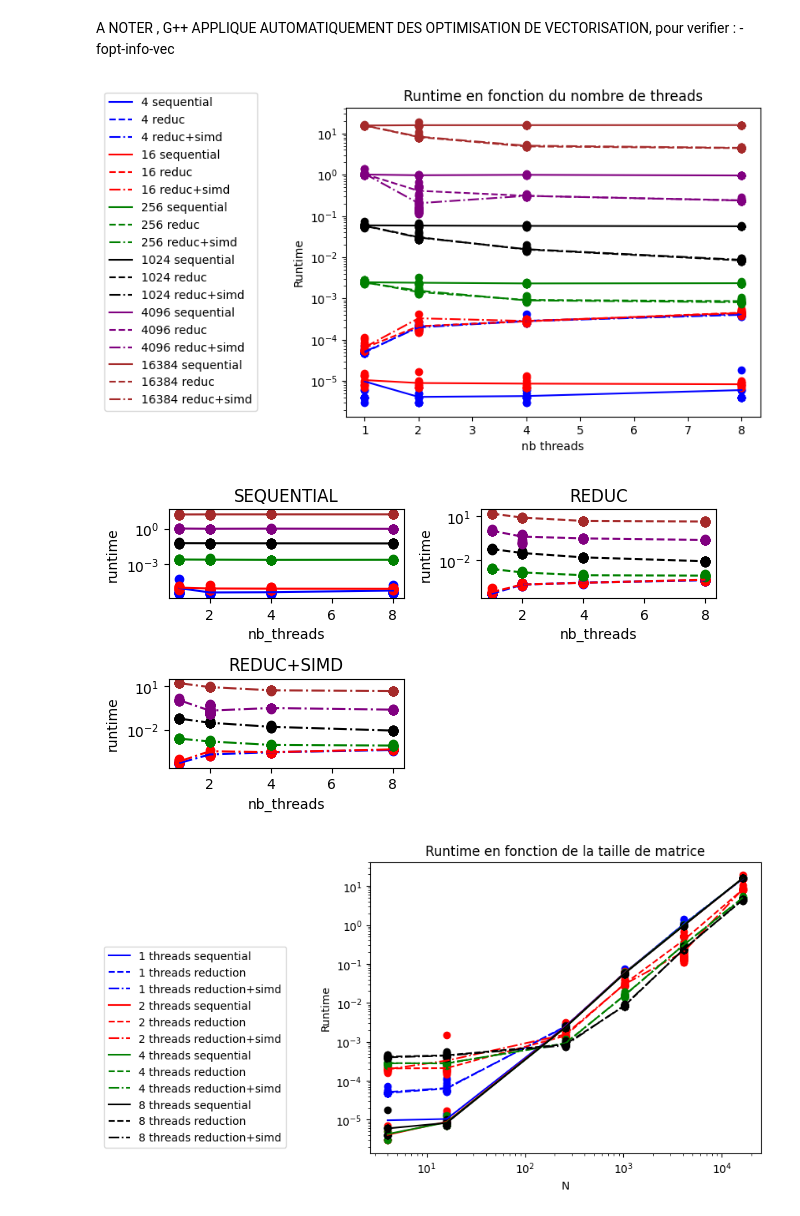
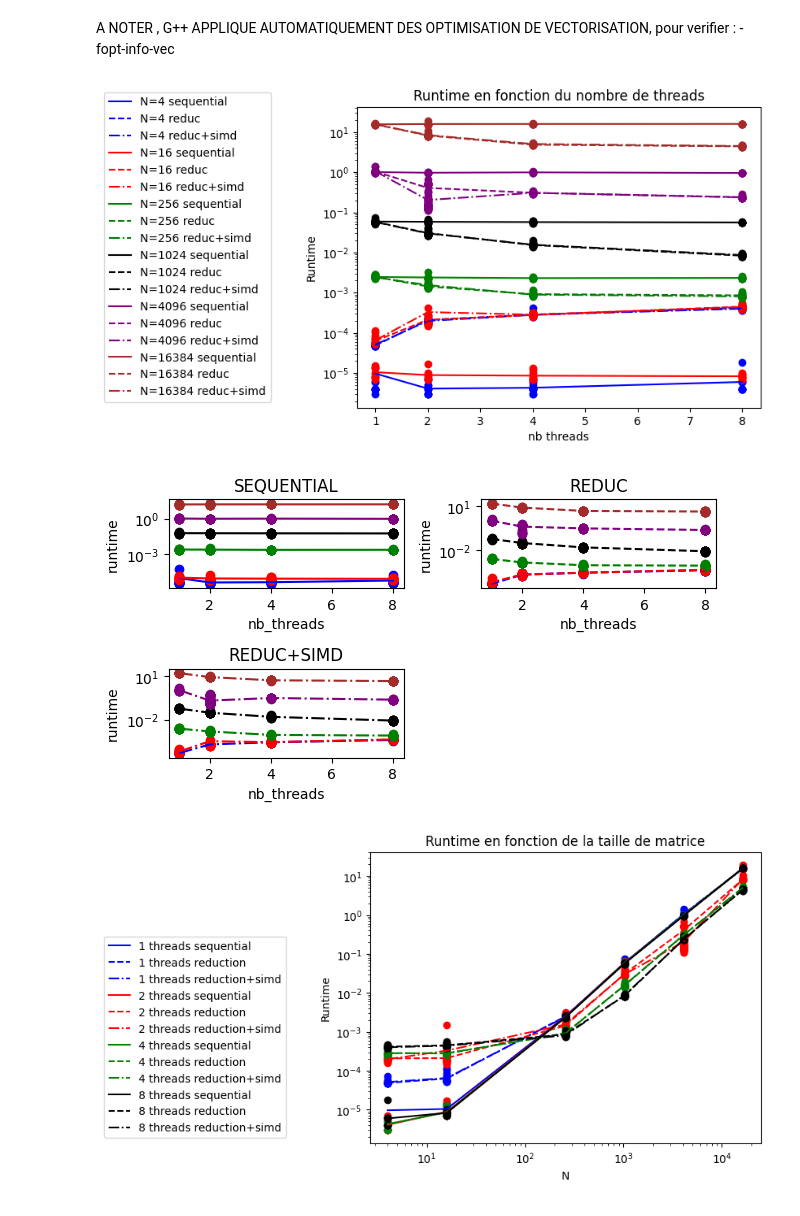
Before and after one commit to CyrilGomes/TP_OPENMP, a Jupyter notebook: src/openmp_tp.ipynb, the cells around one changed output. Cells and saved outputs as stored; diff of their text form; code cells hidden in the pictures.

Commit message:
Add discussion part 2 and plots part 1

```diff
--- a/src/openmp_tp.ipynb
+++ b/src/openmp_tp.ipynb
@@ -108,7 +108,7 @@ for num_steps in df['num_steps'].drop_duplicates():
     plt.yscale('log')
     plt.scatter(df_plot['nthread'], df_plot['runtime'],color=color_num_steps[num_steps], label=None)
 
-plt.xlabel('nthread')
+plt.xlabel('nb_thread')
 plt.ylabel('runtime')
 plt.legend(loc='lower right', bbox_to_anchor=(-0.2, 0))
 plt.show()
@@ -128,6 +128,8 @@ for num_steps in df['num_steps'].drop_duplicates():
     ax1.plot(mean_stats['nthread'], mean_stats['runtime'],linestyle="solid",color=color_num_steps[num_steps], label=f'{num_steps} sequential')
     ax1.scatter(df_plot['nthread'], df_plot['runtime'],color=color_num_steps[num_steps], label=None)
     ax1.set_title('SEQUENTIAL')
+    ax1.set_xlabel("nb_thread")
+    ax1.set_ylabel("runtime")
 
 for num_steps in df['num_steps'].drop_duplicates():
     df_plot = df[(df['num_steps'] == int(num_steps))]
@@ -137,6 +139,8 @@ for num_steps in df['num_steps'].drop_duplicates():
     ax2.plot(mean_stats['nthread'], mean_stats['runtime'],linestyle="dotted",color=color_num_steps[num_steps], label=f'{num_steps} critical')
     ax2.scatter(df_plot['nthread'], df_plot['runtime'],color=color_num_steps[num_steps], label=None)
     ax2.set_title('CRITICAL')
+    ax2.set_xlabel("nb_thread")
+    ax2.set_ylabel("runtime")
 
 for num_steps in df['num_steps'].drop_duplicates():
     df_plot = df[(df['num_steps'] == int(num_steps))]
@@ -146,6 +150,8 @@ for num_steps in df['num_steps'].drop_duplicates():
     ax3.plot(mean_stats['nthread'], mean_stats['runtime'],linestyle=(0, (3, 1, 1, 1, 1, 1)),color=color_num_steps[num_steps], label=f'{num_steps} atomic')
     ax3.scatter(df_plot['nthread'], df_plot['runtime'],color=color_num_steps[num_steps], label=None)
     ax3.set_title('ATOMIC')
+    ax3.set_ylabel("runtime")
+    ax3.set_xlabel("nb_thread")
 
 for num_steps in df['num_steps'].drop_duplicates():
     df_plot = df[(df['num_steps'] == num_steps) & (df['version'] == "reduce")]
@@ -154,6 +160,8 @@ for num_steps in df['num_steps'].drop_duplicates():
     ax4.plot(mean_stats['nthread'], mean_stats['runtime'],linestyle="dashed",color=color_num_steps[num_steps], label= f'{num_steps} reduce')
     ax4.scatter(df_plot['nthread'], df_plot['runtime'],color=color_num_steps[num_steps], label=None)
     ax4.set_title('REDUCE')
+    ax4.set_xlabel("nb_thread")
+    ax4.set_ylabel("runtime")
 
 for num_steps in df['num_steps'].drop_duplicates():
     df_plot = df[(df['num_steps'] == num_steps) & (df['version'] == "n_reduce")]
@@ -162,6 +170,8 @@ for num_steps in df['num_steps'].drop_duplicates():
     ax5.plot(mean_stats['nthread'], mean_stats['runtime'],linestyle="dashdot",color=color_num_steps[num_steps], label=f'{num_steps} n_reduce')
     ax5.scatter(df_plot['nthread'], df_plot['runtime'],color=color_num_steps[num_steps], label=None)
     ax5.set_title('N_REDUCE')
+    ax5.set_xlabel("nb_thread")
+    ax5.set_ylabel("runtime")
 
 plt.tight_layout()
 plt.show()
@@ -278,19 +399,19 @@ for N in df['N'].drop_duplicates():
     df_plot = df[(df['N'] == int(N))]
     df_plot = df_plot[df_plot['name'] == "2_1 sequential"]
     mean_stats = df_plot.groupby(['N','name','nb_threads']).mean().reset_index()
-    plt.plot(mean_stats['nb_threads'], mean_stats['runtime'],linestyle="solid", label=f'{N} sequential', color=color_n_m[N])
+    plt.plot(mean_stats['nb_threads'], mean_stats['runtime'],linestyle="solid", label=f'N={N} sequential', color=color_n_m[N])
     plt.scatter(df_plot['nb_threads'], df_plot['runtime'], label=None, color = color_n_m[N])
 
     df_plot = df[(df['N'] == int(N))]
     df_plot = df_plot[df_plot['name'] == "2_2 reduction"]
     mean_stats = df_plot.groupby(['N','name','nb_threads']).mean().reset_index()
-    plt.plot(mean_stats['nb_threads'], mean_stats['runtime'],linestyle="dashed", label=f'{N} reduc', color = color_n_m[N])
+    plt.plot(mean_stats['nb_threads'], mean_stats['runtime'],linestyle="dashed", label=f'N={N} reduc', color = color_n_m[N])
     plt.scatter(df_plot['nb_threads'], df_plot['runtime'], label=None, color = color_n_m[N])
 
     df_plot = df[(df['N'] == int(N))]
     df_plot = df_plot[df_plot['name'] == "2_3 reduction+simd"]
     mean_stats = df_plot.groupby(['N','name','nb_threads']).mean().reset_index()
-    plt.plot(mean_stats['nb_threads'], mean_stats['runtime'],linestyle="dashdot", label=f'{N} reduc+simd', color = color_n_m[N])
+    plt.plot(mean_stats['nb_threads'], mean_stats['runtime'],linestyle="dashdot", label=f'N={N} reduc+simd', color = color_n_m[N])
     plt.scatter(df_plot['nb_threads'], df_plot['runtime'], label=None, color = color_n_m[N])
 
 plt.yscale('log')
@@ -314,34 +435,34 @@ for N in df['N'].drop_duplicates():
     ax1.set_title("SEQUENTIAL")
     ax1.set_xlabel("nb_threads")
     ax1.set_ylabel("runtime")
 
 for N in df['N'].drop_duplicates():
     df_plot = df[(df['N'] == int(N))]
     df_plot = df_plot[df_plot['name'] == "2_2 reduction"]
     mean_stats = df_plot.groupby(['N','name','nb_threads']).mean().reset_index()
     ax2.plot(mean_stats['nb_threads'], mean_stats['runtime'],linestyle="dashed", label=f'{N} reduc', color = color_n_m[N])
     ax2.set_yscale('log')
     ax2.scatter(df_plot['nb_threads'], df_plot['runtime'], label=None, color = color_n_m[N])
     ax2.set_title("REDUC")
     ax2.set_xlabel("nb_threads")
     ax2.set_ylabel("runtime")
 
 for N in df['N'].drop_duplicates():
     df_plot = df[(df['N'] == int(N))]
     df_plot = df_plot[df_plot['name'] == "2_3 reduction+simd"]
     mean_stats = df_plot.groupby(['N','name','nb_threads']).mean().reset_index()
     ax3.plot(mean_stats['nb_threads'], mean_stats['runtime'],linestyle="dashdot", label=f'{N} reduc+simd', color = color_n_m[N])
     ax3.set_yscale('log')
     ax3.scatter(df_plot['nb_threads'], df_plot['runtime'], label=None, color = color_n_m[N])
     ax3.set_title("REDUC+SIMD")
     ax3.set_xlabel("nb_threads")
     ax3.set_ylabel("runtime")
 
 
 plt.tight_layout()
 plt.show()
 # %% [output]
-[figure, old version]
+[figure, new version]
 [figure]
 # %%
 color_thread = {1 : "blue",2 : "red", 4 : "green", 8: "black"}
```
Also changed, not shown: parts of 4 cells of this notebook.
